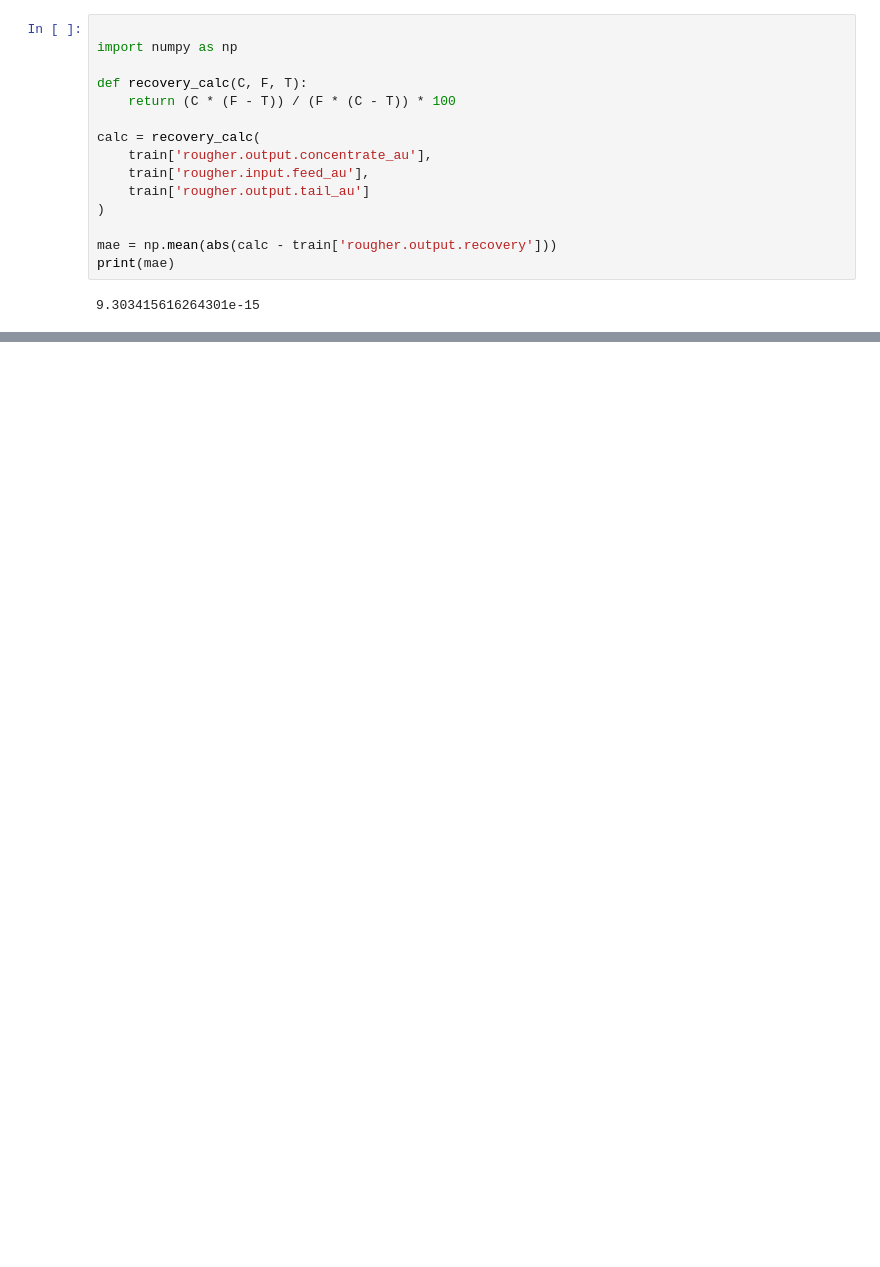
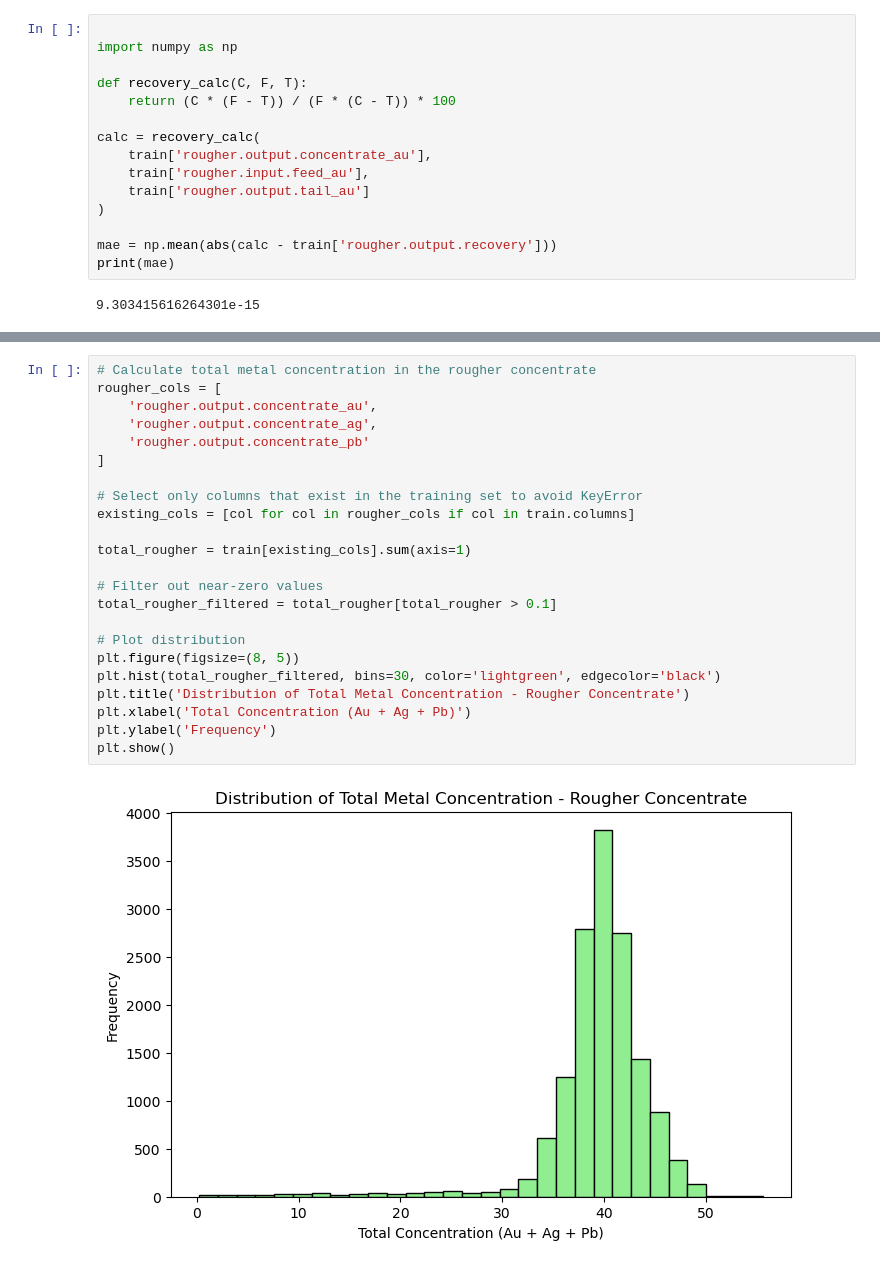
Before and after one commit to JuanPuentes25/gold-recovery-ml-pipeline, a Jupyter notebook: gold-recovery-prediction.ipynb, the cells around one changed output, grey strips where cells are left out. Cells and saved outputs as stored; diff of their text form; blank space fills up the shorter version.

```diff
--- a/gold-recovery-prediction.ipynb
+++ b/gold-recovery-prediction.ipynb
@@ -459,0 +105,25 @@ En resumen, el modelo proporciona predicciones útiles para monitorear y control
+# %%
+# Calculate total metal concentration in the rougher concentrate
+rougher_cols = [
+    'rougher.output.concentrate_au',
+    'rougher.output.concentrate_ag',
+    'rougher.output.concentrate_pb'
+]
+
+# Select only columns that exist in the training set to avoid KeyError
+existing_cols = [col for col in rougher_cols if col in train.columns]
+
+total_rougher = train[existing_cols].sum(axis=1)
+
+# Filter out near-zero values
+total_rougher_filtered = total_rougher[total_rougher > 0.1]
+
+# Plot distribution
+plt.figure(figsize=(8, 5))
+plt.hist(total_rougher_filtered, bins=30, color='lightgreen', edgecolor='black')
+plt.title('Distribution of Total Metal Concentration - Rougher Concentrate')
+plt.xlabel('Total Concentration (Au + Ag + Pb)')
+plt.ylabel('Frequency')
+plt.show()
+# %% [output]
+[figure, added]
```
Also changed, not shown: parts of 49 cells of this notebook.
